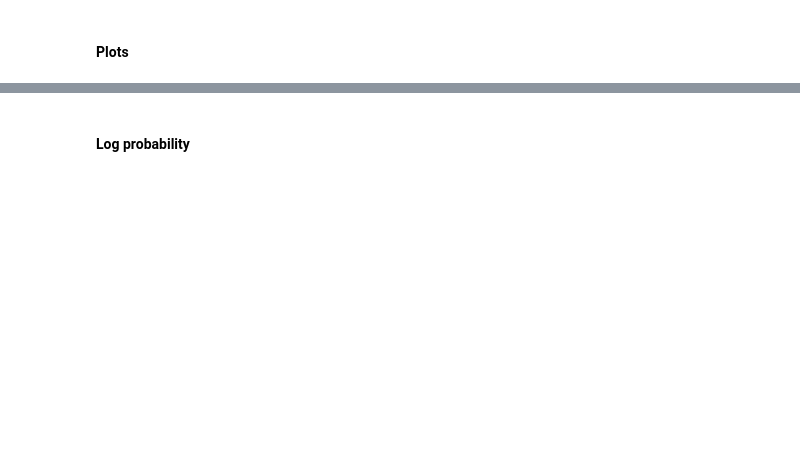
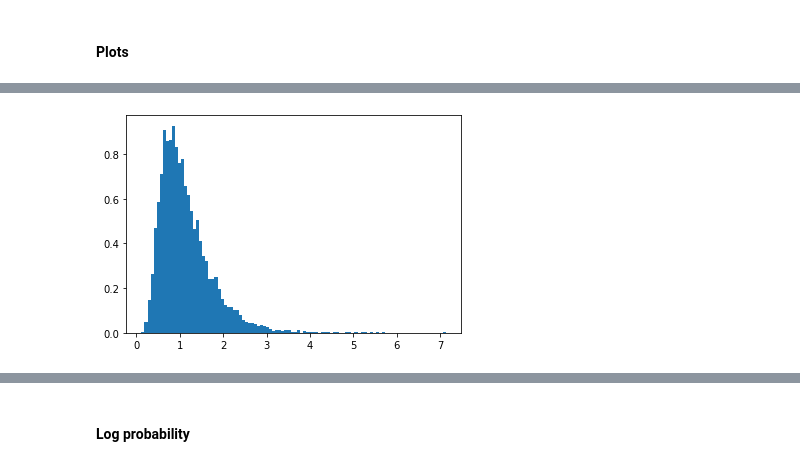
Before and after one commit to gowrishankarin/data_science, a Jupyter notebook: coursera/tf2_4_dl/c3_probabilistic_dl/w03/003_coding_tutorial.ipynb, the cells around one changed output, grey strips where cells are left out. Drawn from its saved outputs; the diff is of its cells as text; code cells hidden in the pictures; blank space fills up the shorter version.

```diff
--- a/coursera/tf2_4_dl/c3_probabilistic_dl/w03/003_coding_tutorial.ipynb
+++ b/coursera/tf2_4_dl/c3_probabilistic_dl/w03/003_coding_tutorial.ipynb
@@ -189,6 +192,8 @@ print('event shape: ', normal.event_shape)
 # %%
 # Exponential bijector
+exp = tfb.Exp()
 # %%
 # Log normal transformed distribution using exp and normal bijectors
+log_normal_td = exp(normal)
 # %%
 # Display event and batch shape
@@ -205,4 +225,9 @@ print('event shape: ', normal.event_shape)
 # %%
 # Define log normal distribution
+
+plt.hist(x, bins=100, density=True)
+plt.show()
+# %% [output]
+[figure, added]
 # %%
 # Sample log_normal
```
Also changed, not shown: parts of 88 cells of this notebook, 2 other files.
